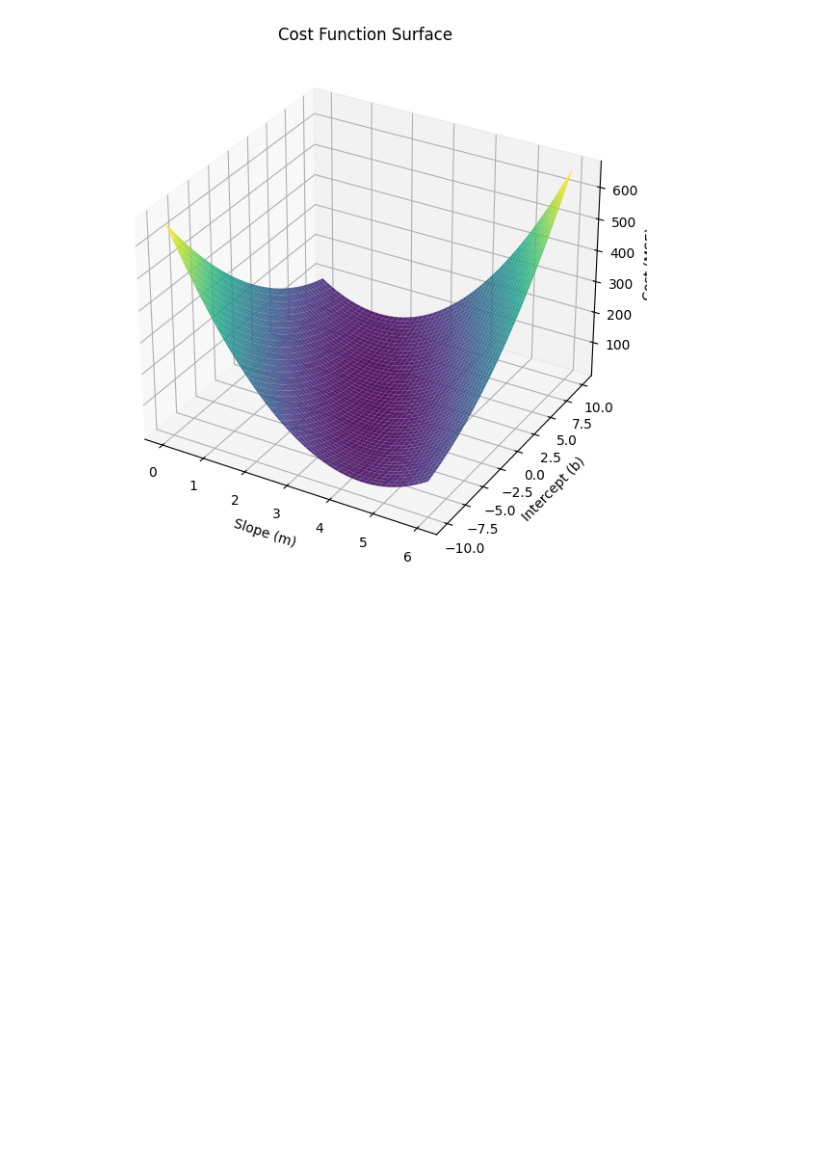
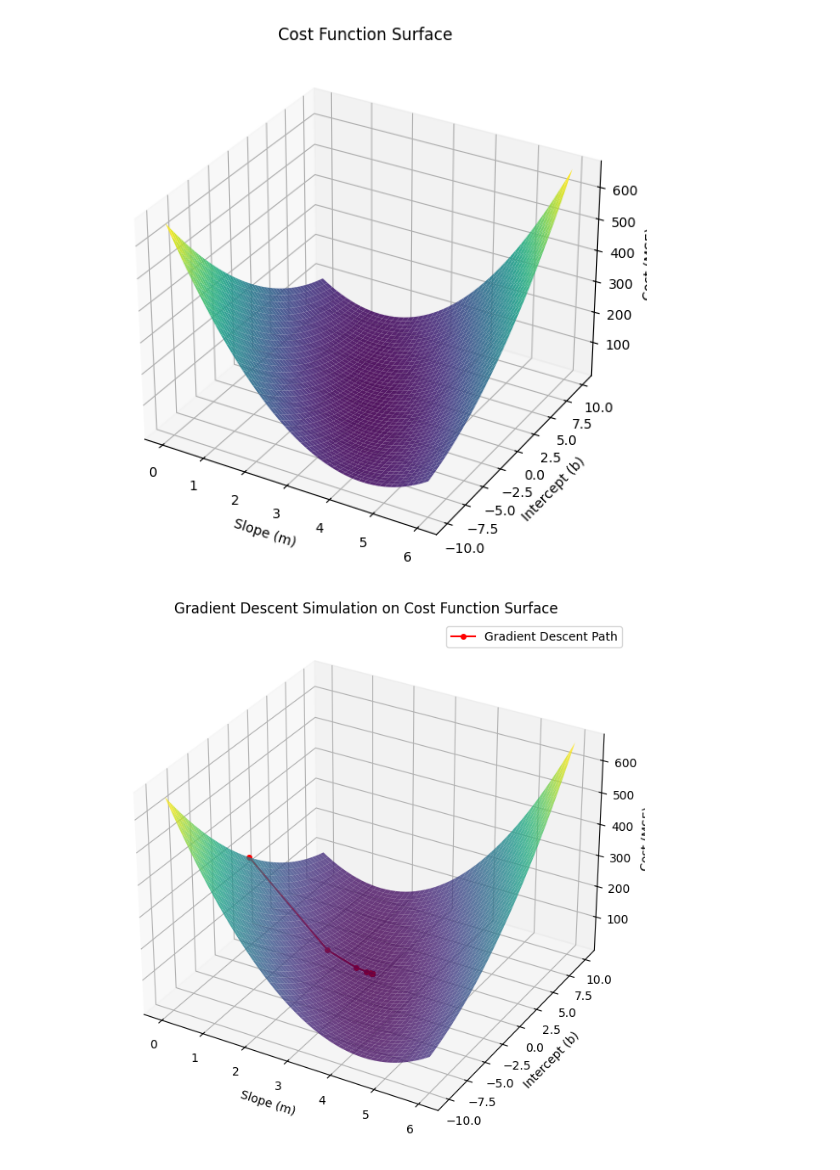
Before and after one commit to Nsarkar-XLR8/ML_Code, a Jupyter notebook: LinearRegression.ipynb, the cells around one changed output. Saved outputs shown, nothing was run; the diff lists cells and outputs as text; code cells hidden in the pictures; blank space fills up the shorter version.

```diff
--- a/LinearRegression.ipynb
+++ b/LinearRegression.ipynb
@@ -182,3 +182,74 @@ ax.set_zlabel("Cost (MSE)")
 plt.show()
 # %% [output]
 [figure]
+# %%
+import numpy as np
+import matplotlib.pyplot as plt
+from mpl_toolkits.mplot3d import Axes3D
+
+# Generate synthetic data
+np.random.seed(42)
+X = np.random.rand(100, 1) * 10  # Feature (e.g., house size)
+y = 3 * X + np.random.randn(100, 1) * 2  # Target with noise
+
+# Initialize parameters for gradient descent
+m, b = 0, 0  # Initial slope and intercept
+learning_rate = 0.01
+num_iterations = 100
+
+# To store the history of m, b, and cost for visualization
+m_history = []
+b_history = []
+cost_history = []
+
+# Gradient Descent Algorithm
+for _ in range(num_iterations):
+    # Predicted values
+    y_pred = m * X + b
+
+    # Compute the cost (MSE)
+    cost = np.mean((y - y_pred) ** 2)
+
+    # Store values for visualization
+    m_history.append(m)
+    b_history.append(b)
+    cost_history.append(cost)
+
+    # Compute gradients
+    m_gradient = -2 * np.mean(X * (y - y_pred))
+    b_gradient = -2 * np.mean(y - y_pred)
+
+    # Update parameters
+    m -= learning_rate * m_gradient
+    b -= learning_rate * b_gradient
+
+# Create a range of values for the cost function surface
+m_values = np.linspace(0, 6, 50)
+b_values = np.linspace(-10, 10, 50)
+cost_matrix = np.zeros((len(m_values), len(b_values)))
+
+# Calculate the cost for each combination of m and b
+for i, m_val in enumerate(m_values):
+    for j, b_val in enumerate(b_values):
+        y_pred = m_val * X + b_val
+        cost_matrix[i, j] = np.mean((y - y_pred) ** 2)
+
+# Create a 3D surface plot
+m_grid, b_grid = np.meshgrid(m_values, b_values)
+fig = plt.figure(figsize=(12, 8))
+ax = fig.add_subplot(111, projection='3d')
+ax.plot_surface(m_grid, b_grid, cost_matrix.T, cmap='viridis', alpha=0.8)
+
+# Plot the Gradient Descent trajectory
+ax.plot(m_history, b_history, cost_history, color='r', marker='o', markersize=4, label='Gradient Descent Path')
+
+# Labels and title
+ax.set_title("Gradient Descent Simulation on Cost Function Surface")
+ax.set_xlabel("Slope (m)")
+ax.set_ylabel("Intercept (b)")
+ax.set_zlabel("Cost (MSE)")
+ax.legend()
+
+plt.show()
+# %% [output]
+[figure, added]
```
